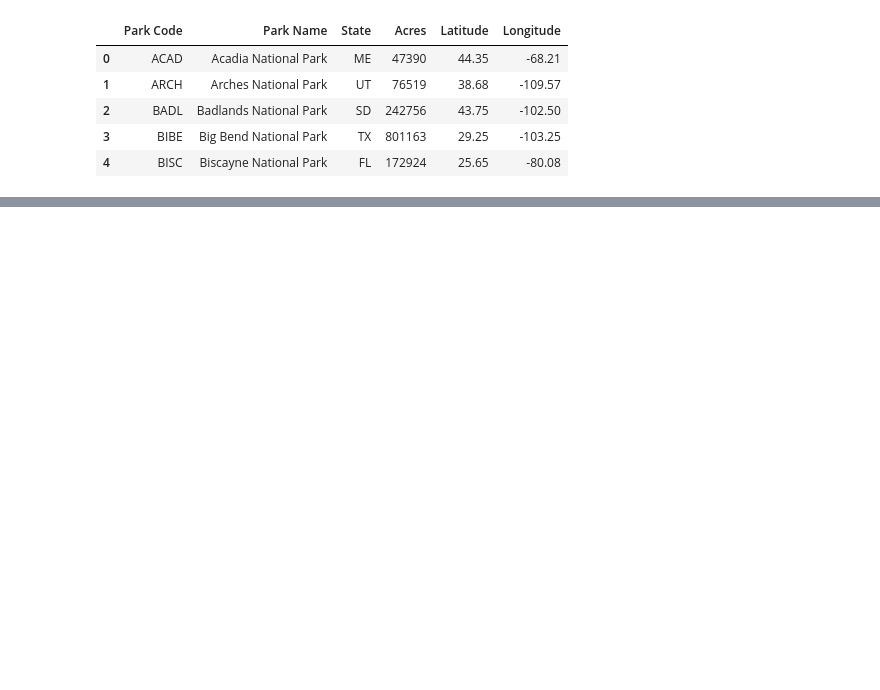
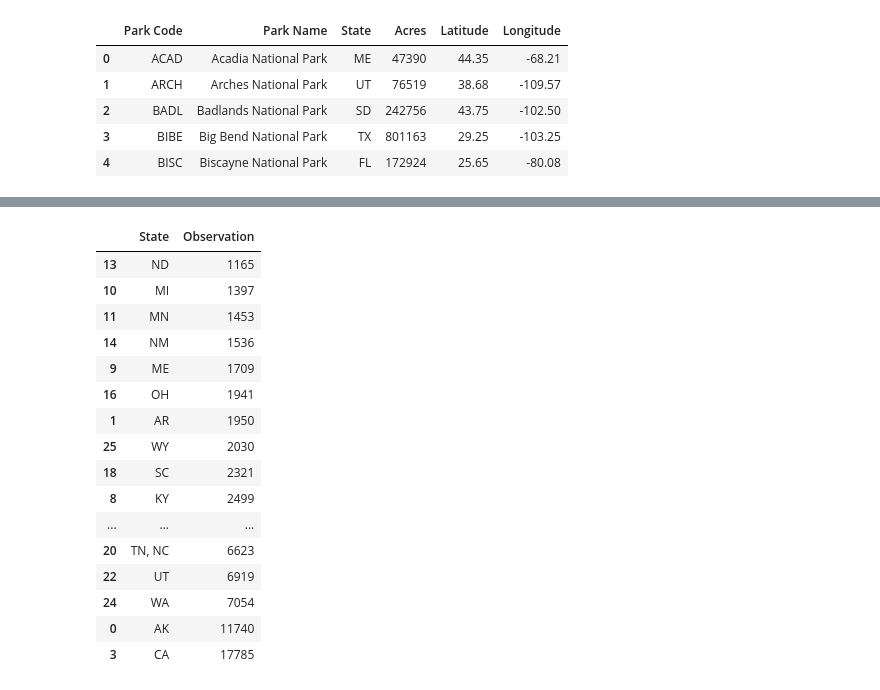
Before and after one commit to Chris-Quan/Biodiversity-in-National-Parks, a Jupyter notebook: main.ipynb, the cells around one changed output, grey strips where cells are left out. Drawn from its saved outputs; the diff is of its cells as text; code cells hidden in the pictures; blank space fills up the shorter version.

```diff
--- a/main.ipynb
+++ b/main.ipynb
@@ -62,0 +104,24 @@ uPark_df = observations_df.apply(lambda x: )
+# %%
+state_spread = grouped_parks.groupby('State')['Count'].sum().reset_index()
+
+state_spread.columns = ["State", 'Observation']
+
+state_spread.sort_values(by="Observation")
+# %% [output]
+|  | State | Observation |
+| 13 | ND | 1165 |
+| 10 | MI | 1397 |
+| 11 | MN | 1453 |
+| 14 | NM | 1536 |
+| 9 | ME | 1709 |
+| 16 | OH | 1941 |
+| 1 | AR | 1950 |
+| 25 | WY | 2030 |
+| 18 | SC | 2321 |
+| 8 | KY | 2499 |
+| ... | ... | ... |
+| 20 | TN, NC | 6623 |
+| 22 | UT | 6919 |
+| 24 | WA | 7054 |
+| 0 | AK | 11740 |
+| 3 | CA | 17785 |
```
Also changed, not shown: parts of 6 cells of this notebook.
